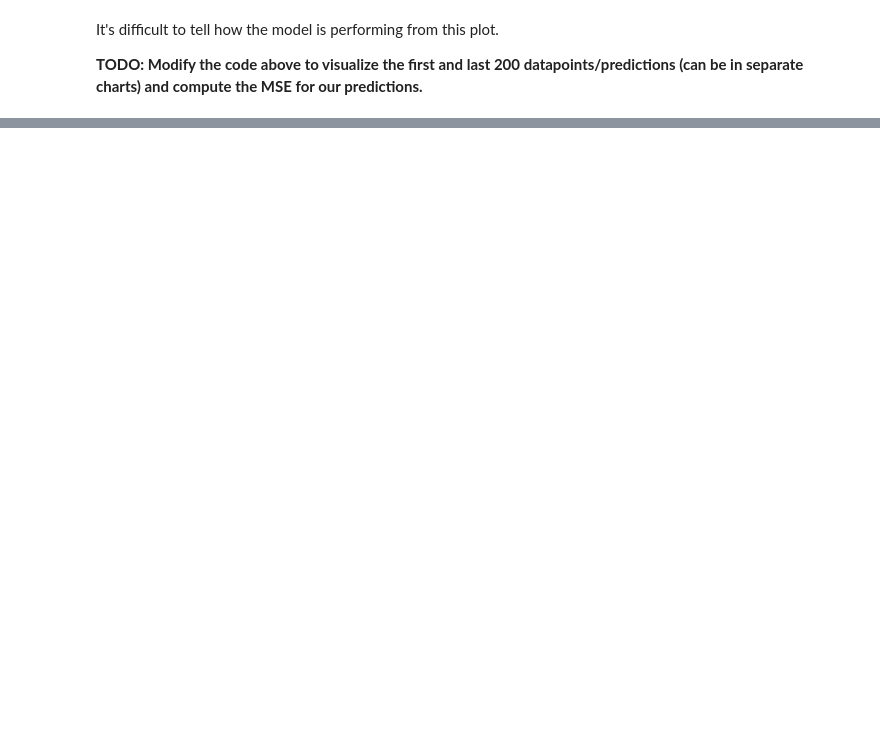
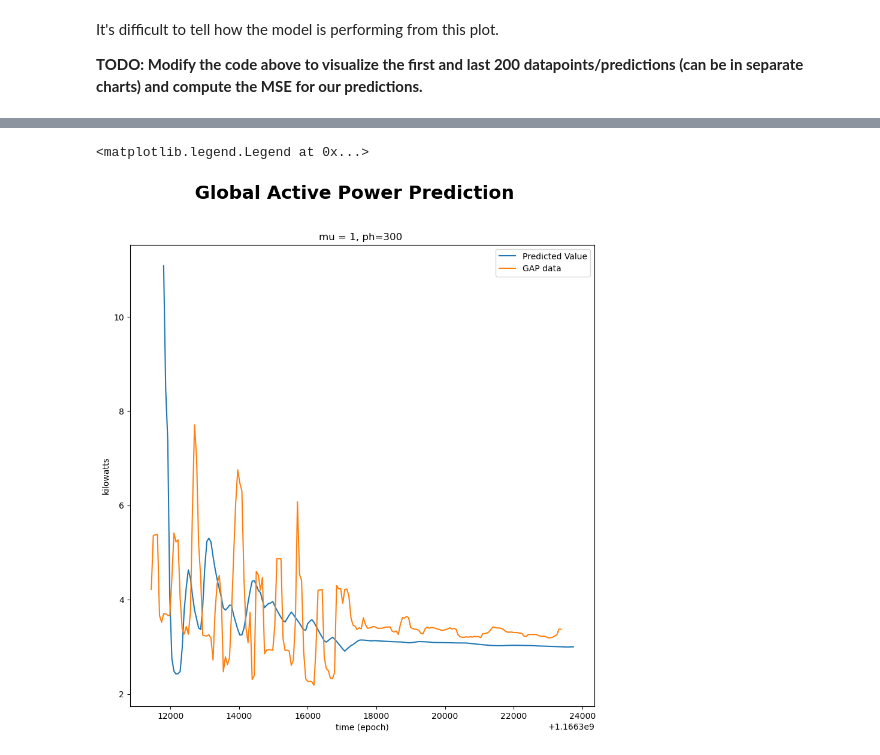
Before and after one commit to vinayvarshith19/linear-regresssion-assignment-2.1, a Jupyter notebook: Linear Regression for IoT.ipynb, the cells around one changed output, grey strips where cells are left out. Drawn from its saved outputs; the diff is of its cells as text; code cells hidden in the pictures; blank space fills up the shorter version.

```diff
--- a/Linear Regression for IoT.ipynb
+++ b/Linear Regression for IoT.ipynb
@@ -129,5 +177,17 @@ A:
 **TODO: Re-run the prediction code with mu = 1 and mu = 0.01. Use the cells below to produce charts for the first and last 200 points and to compute the MSE for each of these sets of predictions.**
 # %%
 #Plot first 200 data points/predictions for mu = 1
+mu=1
+fig, ax = plt.subplots(figsize=(10,10))
+fig.suptitle('Global Active Power Prediction', fontsize=22, fontweight='bold')
+ax.set_title('mu = %g, ph=%g ' %(mu, ph))
+ax.plot(tp_pred[0:200], yp_pred[0:200], label='Predicted Value')
+ax.plot(ts.iloc[0:200,0], ys.iloc[0:200,0], label='GAP data')
+ax.set_xlabel('time (epoch)')
+ax.set_ylabel('kilowatts')
+ax.legend()
+# %% [output]
+<matplotlib.legend.Legend at 0x...>
+[figure, added]
 # %%
 #Plot last 200 data points/predictions for mu = 1
```
Also changed, not shown: parts of 29 cells of this notebook.
